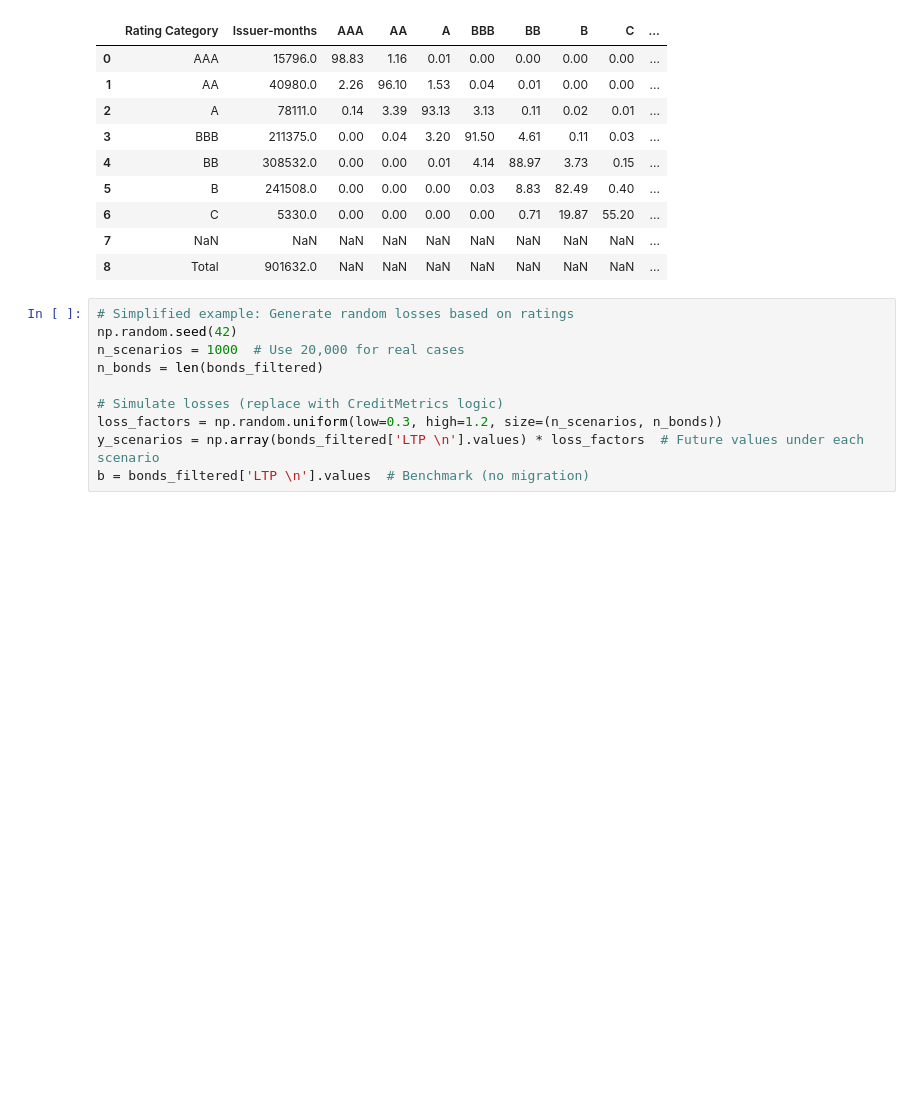
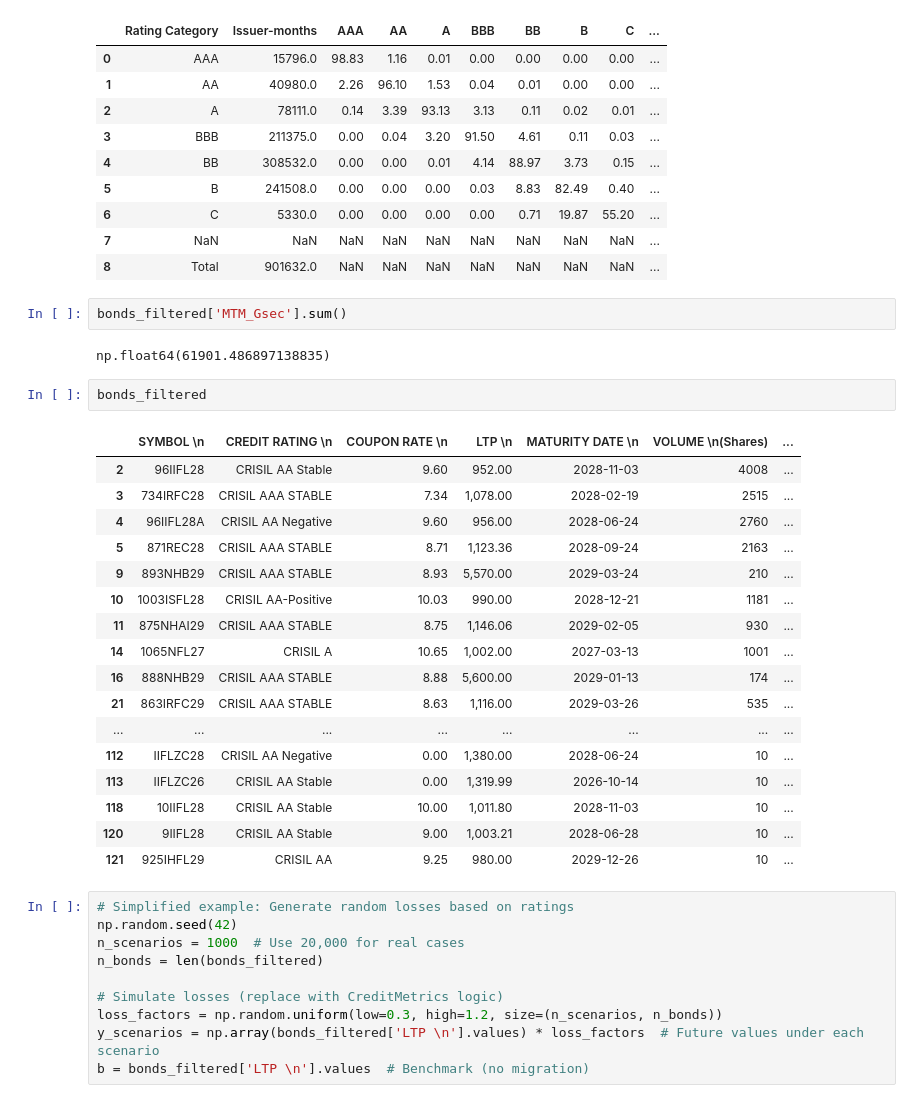
Before and after one commit to Rudra-prasad-tarai/CreditRiskOptimisation, a Jupyter notebook: Credit_Risk_Optimisation.ipynb, the cells around one changed output. Drawn from its saved outputs; the diff is of its cells as text; blank space fills up the shorter version.

```diff
--- a/Credit_Risk_Optimisation.ipynb
+++ b/Credit_Risk_Optimisation.ipynb
@@ -211,6 +239,30 @@ transition_matrix.head(10)
 | 6 | C | 5330.0 | 0.00 | 0.00 | 0.00 | 0.00 | 0.71 | 19.87 | 55.20 | ... |
 | 7 | NaN | NaN | NaN | NaN | NaN | NaN | NaN | NaN | NaN | ... |
 | 8 | Total | 901632.0 | NaN | NaN | NaN | NaN | NaN | NaN | NaN | ... |
+# %%
+bonds_filtered['MTM_Gsec'].sum()
+# %% [output]
+np.float64(61901.486897138835)
+# %%
+bonds_filtered
+# %% [output]
+|  | SYMBOL \n | CREDIT RATING \n | COUPON RATE \n | LTP \n | MATURITY DATE \n | VOLUME \n(Shares) | ... |
+| 2 | 96IIFL28 | CRISIL AA Stable | 9.60 | 952.00 | 2028-11-03 | 4008 | ... |
+| 3 | 734IRFC28 | CRISIL AAA STABLE | 7.34 | 1,078.00 | 2028-02-19 | 2515 | ... |
+| 4 | 96IIFL28A | CRISIL AA Negative | 9.60 | 956.00 | 2028-06-24 | 2760 | ... |
+| 5 | 871REC28 | CRISIL AAA STABLE | 8.71 | 1,123.36 | 2028-09-24 | 2163 | ... |
+| 9 | 893NHB29 | CRISIL AAA STABLE | 8.93 | 5,570.00 | 2029-03-24 | 210 | ... |
+| 10 | 1003ISFL28 | CRISIL AA-Positive | 10.03 | 990.00 | 2028-12-21 | 1181 | ... |
+| 11 | 875NHAI29 | CRISIL AAA STABLE | 8.75 | 1,146.06 | 2029-02-05 | 930 | ... |
+| 14 | 1065NFL27 | CRISIL A | 10.65 | 1,002.00 | 2027-03-13 | 1001 | ... |
+| 16 | 888NHB29 | CRISIL AAA STABLE | 8.88 | 5,600.00 | 2029-01-13 | 174 | ... |
+| 21 | 863IRFC29 | CRISIL AAA STABLE | 8.63 | 1,116.00 | 2029-03-26 | 535 | ... |
+| ... | ... | ... | ... | ... | ... | ... | ... |
+| 112 | IIFLZC28 | CRISIL AA Negative | 0.00 | 1,380.00 | 2028-06-24 | 10 | ... |
+| 113 | IIFLZC26 | CRISIL AA Stable | 0.00 | 1,319.99 | 2026-10-14 | 10 | ... |
+| 118 | 10IIFL28 | CRISIL AA Stable | 10.00 | 1,011.80 | 2028-11-03 | 10 | ... |
+| 120 | 9IIFL28 | CRISIL AA Stable | 9.00 | 1,003.21 | 2028-06-28 | 10 | ... |
+| 121 | 925IHFL29 | CRISIL AA | 9.25 | 980.00 | 2029-12-26 | 10 | ... |
 # %%
 # Simplified example: Generate random losses based on ratings
 np.random.seed(42)
```
Also changed, not shown: parts of 12 cells of this notebook.
